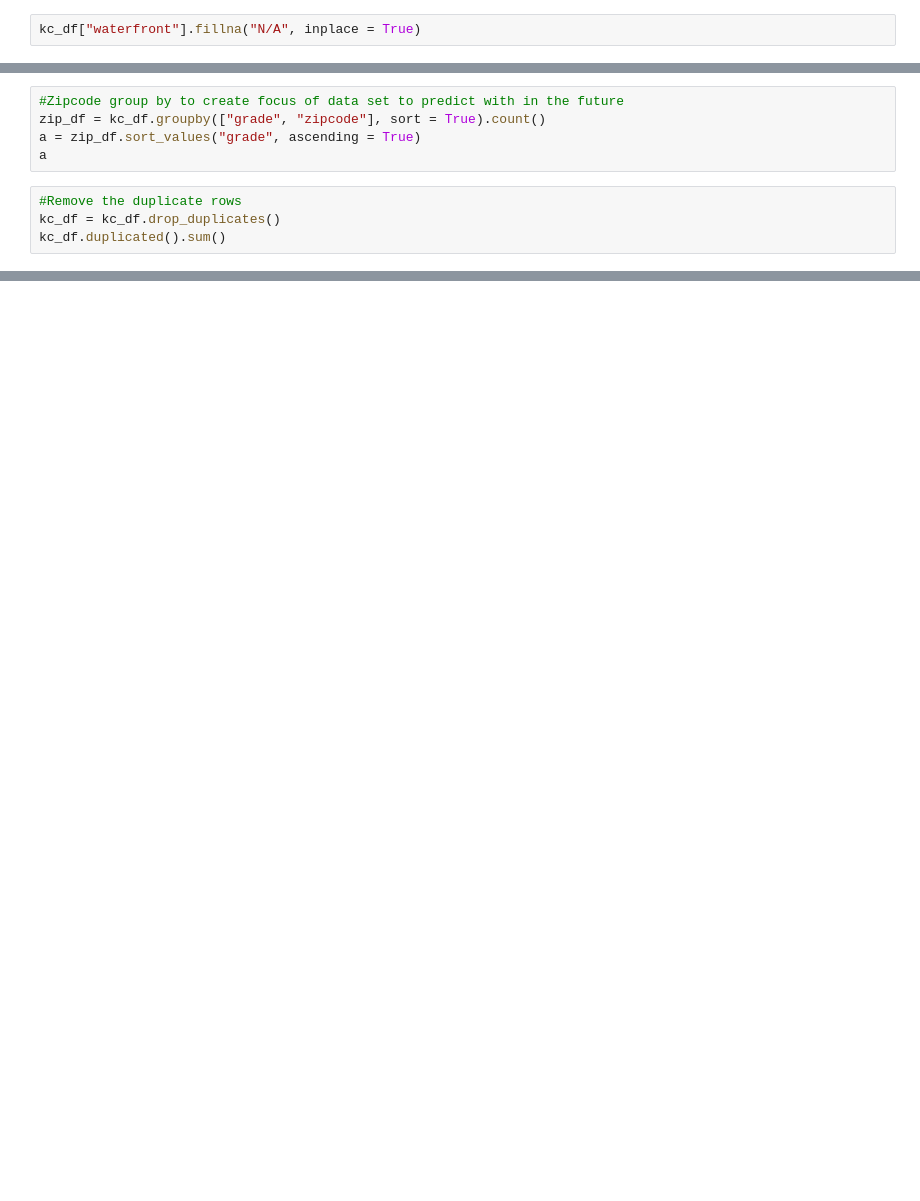
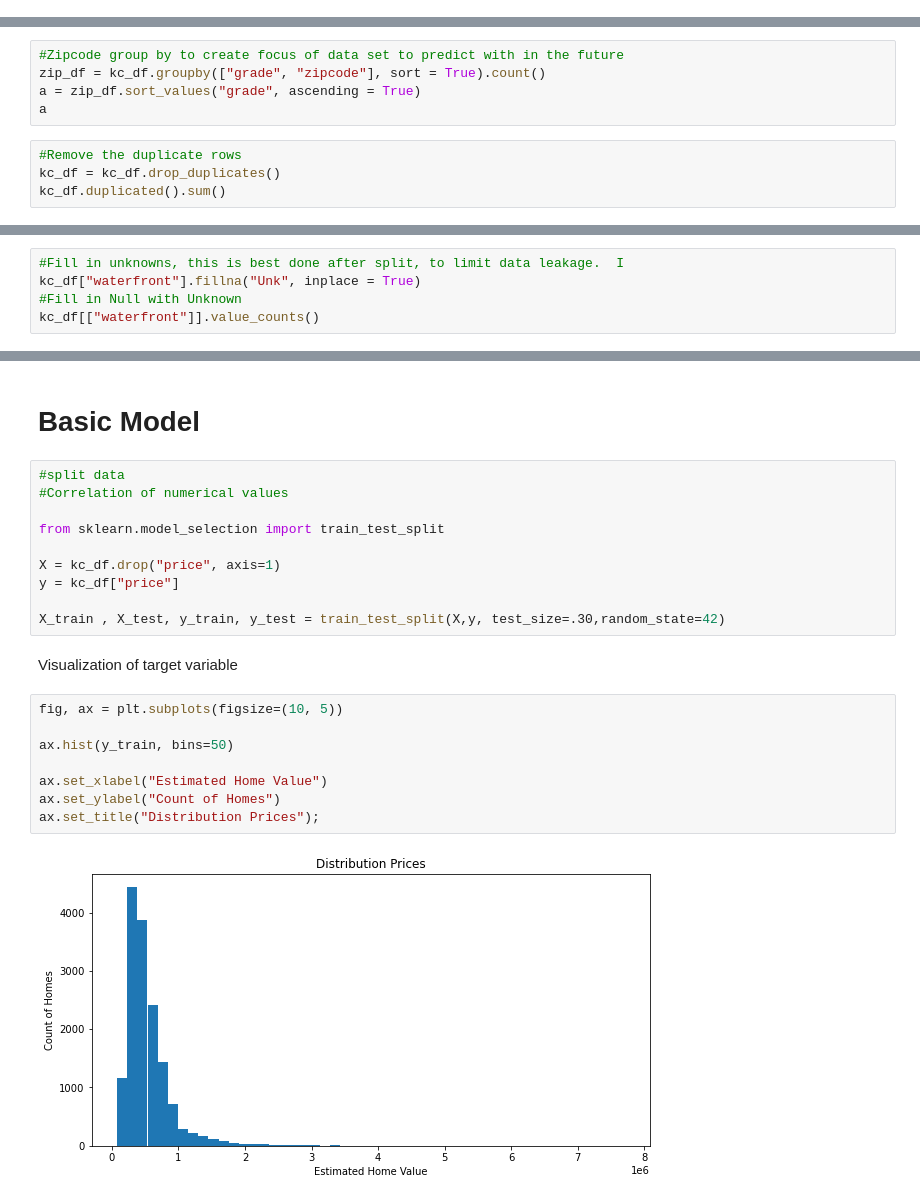
Before and after one commit to Dmvinedata/dsc-phase-2-project-v2-3, a Jupyter notebook: student.ipynb, the cells around one changed output, grey strips where cells are left out. Cells and saved outputs as stored; diff of their text form; blank space fills up the shorter version.

Commit message:
base model

```diff
--- a/student.ipynb
+++ b/student.ipynb
@@ -146,2 +155,0 @@ Name: waterfront, dtype: int64
-# %%
-kc_df["waterfront"].fillna("N/A", inplace = True)
@@ -167,0 +167,5 @@ kc_df.duplicated().sum()
+# %%
+#Fill in unknowns, this is best done after split, to limit data leakage.  I
+kc_df["waterfront"].fillna("Unk", inplace = True)
+#Fill in Null with Unknown
+kc_df[["waterfront"]].value_counts()
@@ -167,0 +183,24 @@ kc_df.duplicated().sum()
+# %% [markdown]
+# Basic Model
+# %%
+#split data
+#Correlation of numerical values
+
+from sklearn.model_selection import train_test_split
+
+X = kc_df.drop("price", axis=1)
+y = kc_df["price"]
+
+X_train , X_test, y_train, y_test = train_test_split(X,y, test_size=.30,random_state=42)
+# %% [markdown]
+Visualization of target variable
+# %%
+fig, ax = plt.subplots(figsize=(10, 5))
+
+ax.hist(y_train, bins=50)
+
+ax.set_xlabel("Estimated Home Value")
+ax.set_ylabel("Count of Homes")
+ax.set_title("Distribution Prices");
+# %% [output]
+[figure, added]
```
Also changed, not shown: parts of 28 cells of this notebook.
